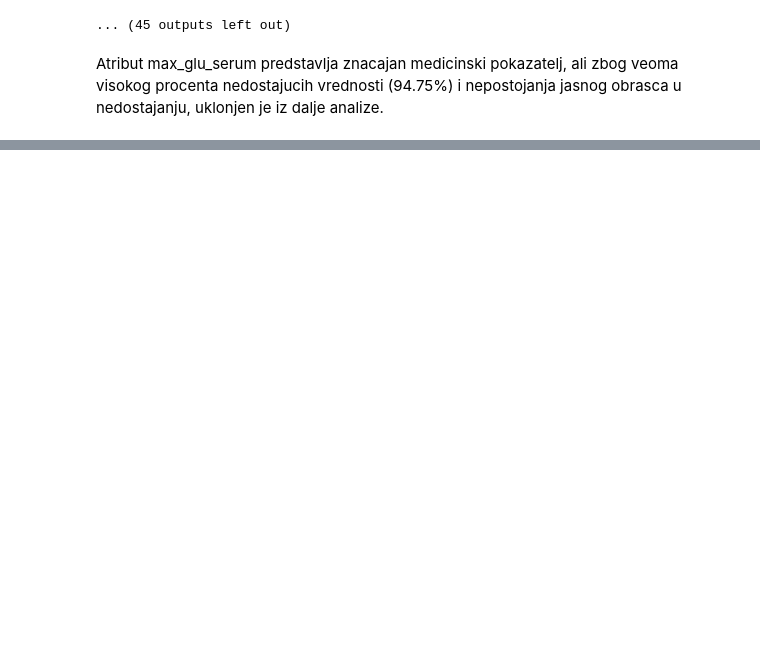
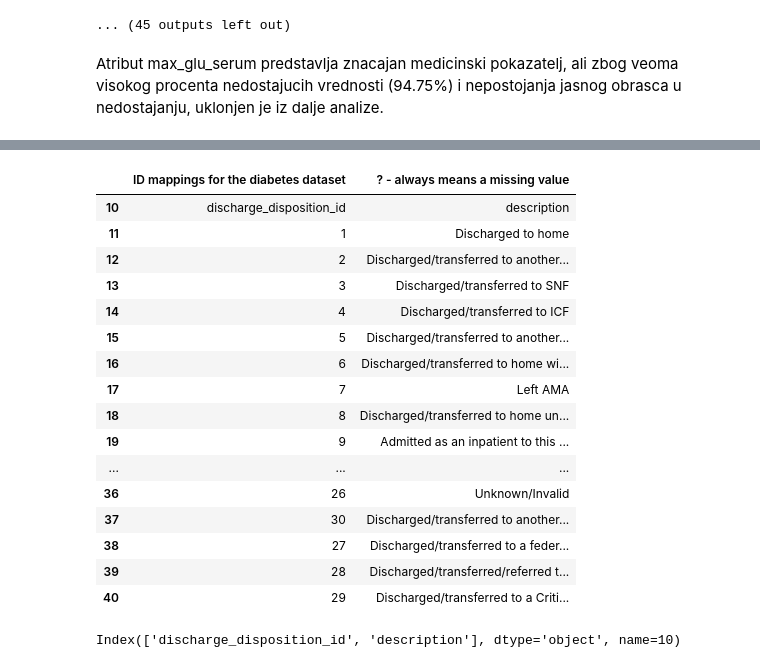
Before and after one commit to anastasija010802/ML_project, a Jupyter notebook: notebooks/exploratory_data_analysis.ipynb, the cells around one changed output, grey strips where cells are left out. Drawn from its saved outputs; the diff is of its cells as text; code cells hidden in the pictures; blank space fills up the shorter version.

```diff
--- a/notebooks/exploratory_data_analysis.ipynb
+++ b/notebooks/exploratory_data_analysis.ipynb
@@ -191,0 +286,22 @@ data = data.drop(["max_glu_serum","has_max_glu_serum"], axis= 1)
+# %%
+discharge_disposition_mapping = data_id_mapping[10:41]
+# %%
+discharge_disposition_mapping.head(40)
+# %% [output]
+|  | ID mappings for the diabetes dataset | ? - always means a missing value |
+| 10 | discharge_disposition_id | description |
+| 11 | 1 | Discharged to home |
+| 12 | 2 | Discharged/transferred to another... |
+| 13 | 3 | Discharged/transferred to SNF |
+| 14 | 4 | Discharged/transferred to ICF |
+| 15 | 5 | Discharged/transferred to another... |
+| 16 | 6 | Discharged/transferred to home wi... |
+| 17 | 7 | Left AMA |
+| 18 | 8 | Discharged/transferred to home un... |
+| 19 | 9 | Admitted as an inpatient to this ... |
+| ... | ... | ... |
+| 36 | 26 | Unknown/Invalid |
+| 37 | 30 | Discharged/transferred to another... |
+| 38 | 27 | Discharged/transferred to a feder... |
+| 39 | 28 | Discharged/transferred/referred t... |
+| 40 | 29 | Discharged/transferred to a Criti... |
@@ -191,0 +312,4 @@ data = data.drop(["max_glu_serum","has_max_glu_serum"], axis= 1)
+# %%
+discharge_disposition_mapping.columns
+# %% [output]
+Index(['discharge_disposition_id', 'description'], dtype='object', name=10)
```
Also changed, not shown: parts of 28 cells of this notebook.
